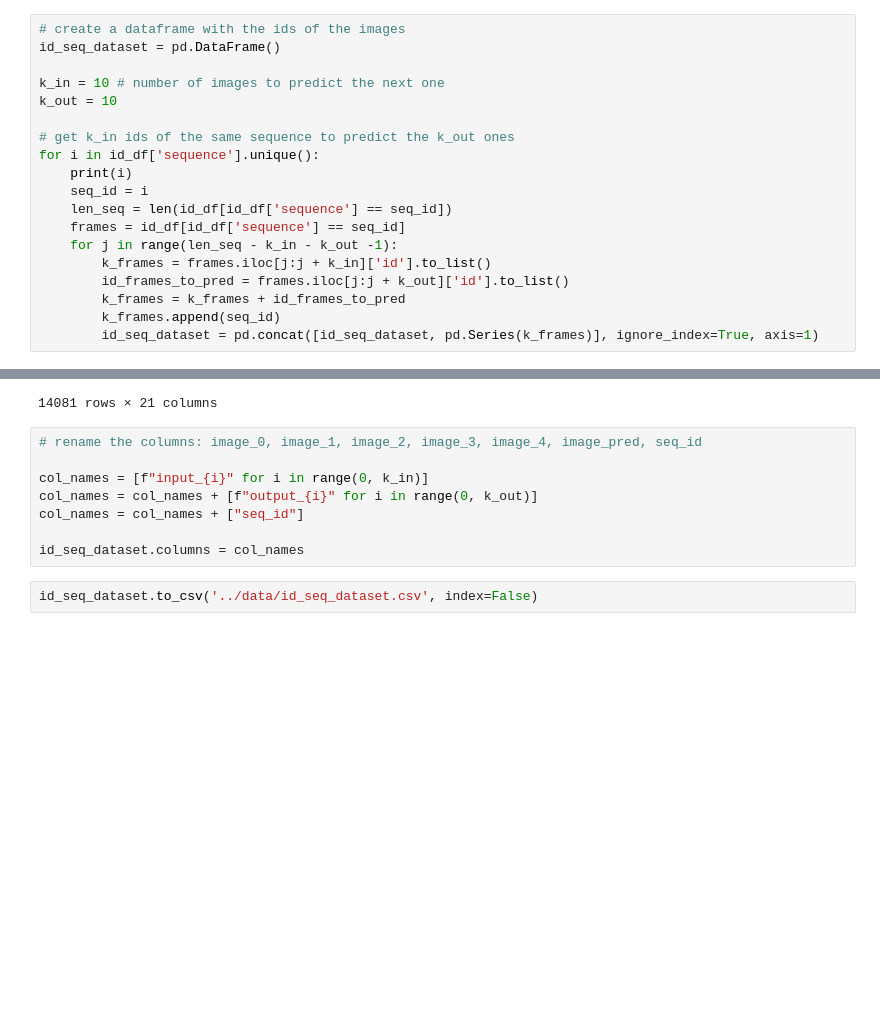
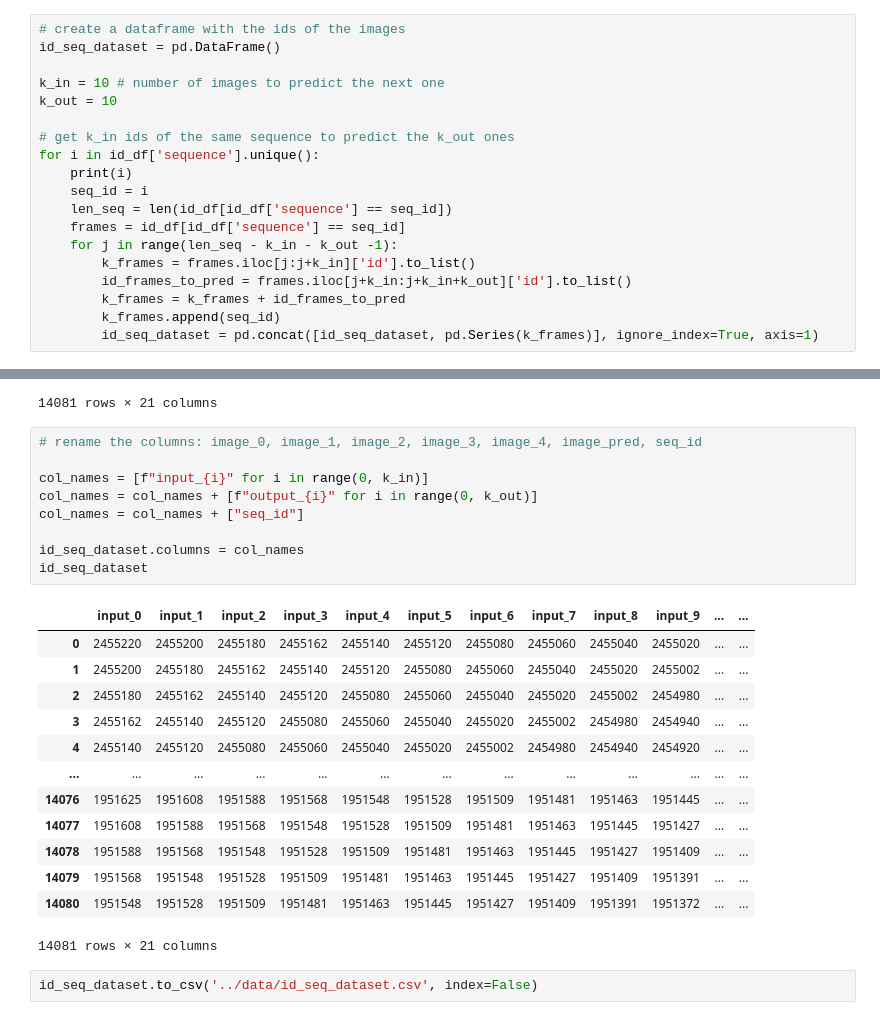
Before and after one commit to mzampar/Deep-Learning-Project, a Jupyter notebook: data/generate_sequences.ipynb, the cells around one changed output, grey strips where cells are left out. Saved outputs shown, nothing was run; the diff lists cells and outputs as text; blank space fills up the shorter version.

```diff
--- a/data/generate_sequences.ipynb
+++ b/data/generate_sequences.ipynb
@@ -58,8 +58,8 @@ for i in id_df['sequence'].unique():
     len_seq = len(id_df[id_df['sequence'] == seq_id])
     frames = id_df[id_df['sequence'] == seq_id]
     for j in range(len_seq - k_in - k_out -1):
-        k_frames = frames.iloc[j:j + k_in]['id'].to_list()
-        id_frames_to_pred = frames.iloc[j:j + k_out]['id'].to_list()
+        k_frames = frames.iloc[j:j+k_in]['id'].to_list()
+        id_frames_to_pred = frames.iloc[j+k_in:j+k_in+k_out]['id'].to_list()
         k_frames = k_frames + id_frames_to_pred
         k_frames.append(seq_id)
         id_seq_dataset = pd.concat([id_seq_dataset, pd.Series(k_frames)], ignore_index=True, axis=1)
@@ -105,10 +105,25 @@ id_seq_dataset
 # %%
 # rename the columns: image_0, image_1, image_2, image_3, image_4, image_pred, seq_id
 
 col_names = [f"input_{i}" for i in range(0, k_in)]
 col_names = col_names + [f"output_{i}" for i in range(0, k_out)]
 col_names = col_names + ["seq_id"]
 
 id_seq_dataset.columns = col_names
+id_seq_dataset
+# %% [output]
+|  | input_0 | input_1 | input_2 | input_3 | input_4 | input_5 | input_6 | input_7 | input_8 | input_9 | ... | ... |
+| 0 | 2455220 | 2455200 | 2455180 | 2455162 | 2455140 | 2455120 | 2455080 | 2455060 | 2455040 | 2455020 | ... | ... |
+| 1 | 2455200 | 2455180 | 2455162 | 2455140 | 2455120 | 2455080 | 2455060 | 2455040 | 2455020 | 2455002 | ... | ... |
+| 2 | 2455180 | 2455162 | 2455140 | 2455120 | 2455080 | 2455060 | 2455040 | 2455020 | 2455002 | 2454980 | ... | ... |
+| 3 | 2455162 | 2455140 | 2455120 | 2455080 | 2455060 | 2455040 | 2455020 | 2455002 | 2454980 | 2454940 | ... | ... |
+| 4 | 2455140 | 2455120 | 2455080 | 2455060 | 2455040 | 2455020 | 2455002 | 2454980 | 2454940 | 2454920 | ... | ... |
+| ... | ... | ... | ... | ... | ... | ... | ... | ... | ... | ... | ... | ... |
+| 14076 | 1951625 | 1951608 | 1951588 | 1951568 | 1951548 | 1951528 | 1951509 | 1951481 | 1951463 | 1951445 | ... | ... |
+| 14077 | 1951608 | 1951588 | 1951568 | 1951548 | 1951528 | 1951509 | 1951481 | 1951463 | 1951445 | 1951427 | ... | ... |
+| 14078 | 1951588 | 1951568 | 1951548 | 1951528 | 1951509 | 1951481 | 1951463 | 1951445 | 1951427 | 1951409 | ... | ... |
+| 14079 | 1951568 | 1951548 | 1951528 | 1951509 | 1951481 | 1951463 | 1951445 | 1951427 | 1951409 | 1951391 | ... | ... |
+| 14080 | 1951548 | 1951528 | 1951509 | 1951481 | 1951463 | 1951445 | 1951427 | 1951409 | 1951391 | 1951372 | ... | ... |
+14081 rows × 21 columns
 # %%
 id_seq_dataset.to_csv('../data/id_seq_dataset.csv', index=False)
```
Also changed, not shown: 2 other files.
